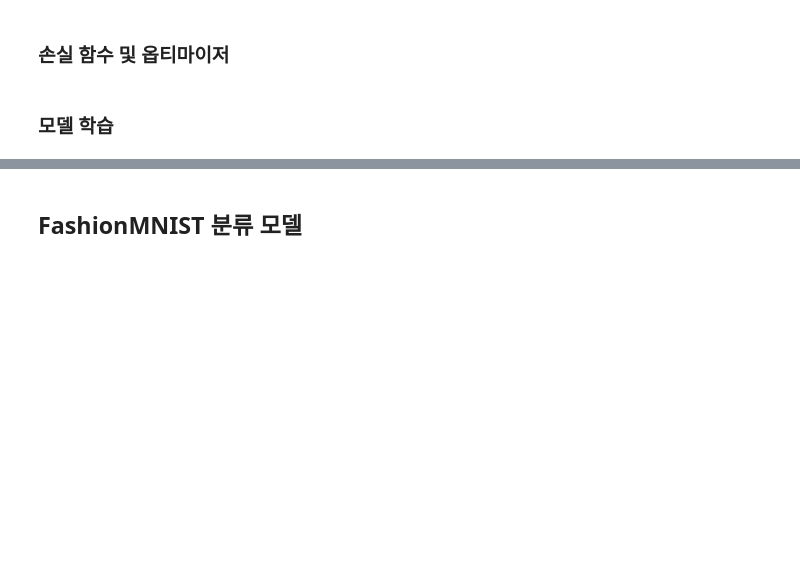
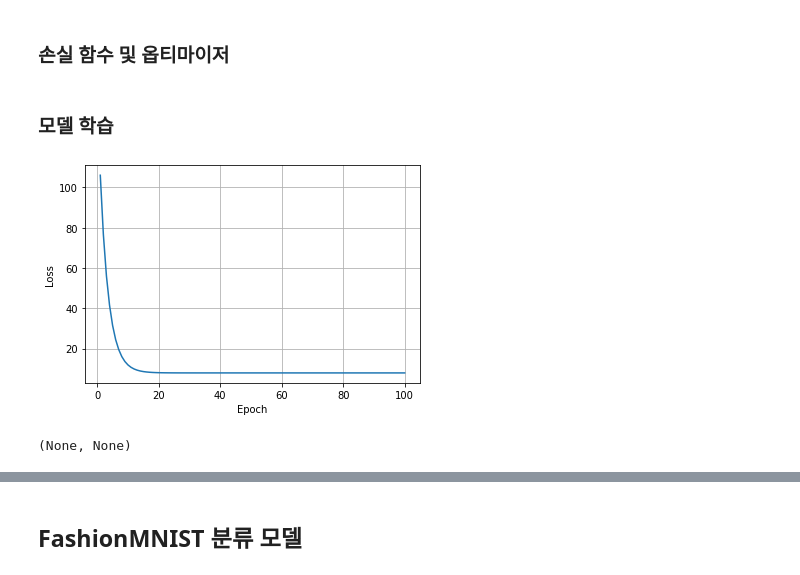
Before and after one commit to ckiekim/TIL, a Jupyter notebook: 31.pytorch/12_파이토치(PyTorch)_한번에_끝내기(Part_2).ipynb, the cells around one changed output, grey strips where cells are left out. Drawn from its saved outputs; the diff is of its cells as text; code cells hidden in the pictures; blank space fills up the shorter version.

```diff
--- a/31.pytorch/12_파이토치(PyTorch)_한번에_끝내기(Part_2).ipynb
+++ b/31.pytorch/12_파이토치(PyTorch)_한번에_끝내기(Part_2).ipynb
@@ -17,4 +67,27 @@ import torch.nn.functional as F
 # %% [markdown]
 ### 손실 함수 및 옵티마이저
+# %%
+criterion = nn.MSELoss()
+optimizer = optim.SGD(model.parameters(), lr=0.001)
 # %% [markdown]
 ### 모델 학습
+# %%
+epochs = 100
+losses = []
+
+for epoch in range(epochs):
+    optimizer.zero_grad()
+
+    y_pred = model(X)
+    loss = criterion(y_pred, y)
+    losses.append(loss.item())
+    loss.backward()
+
+    optimizer.step()
+# %%
+plt.plot(range(1, epochs+1), losses)
+plt.xlabel('Epoch'), plt.ylabel('Loss')
+plt.grid(), plt.show()
+# %% [output]
+[figure, added]
+(None, None)
```
Also changed, not shown: parts of 30 cells of this notebook.
